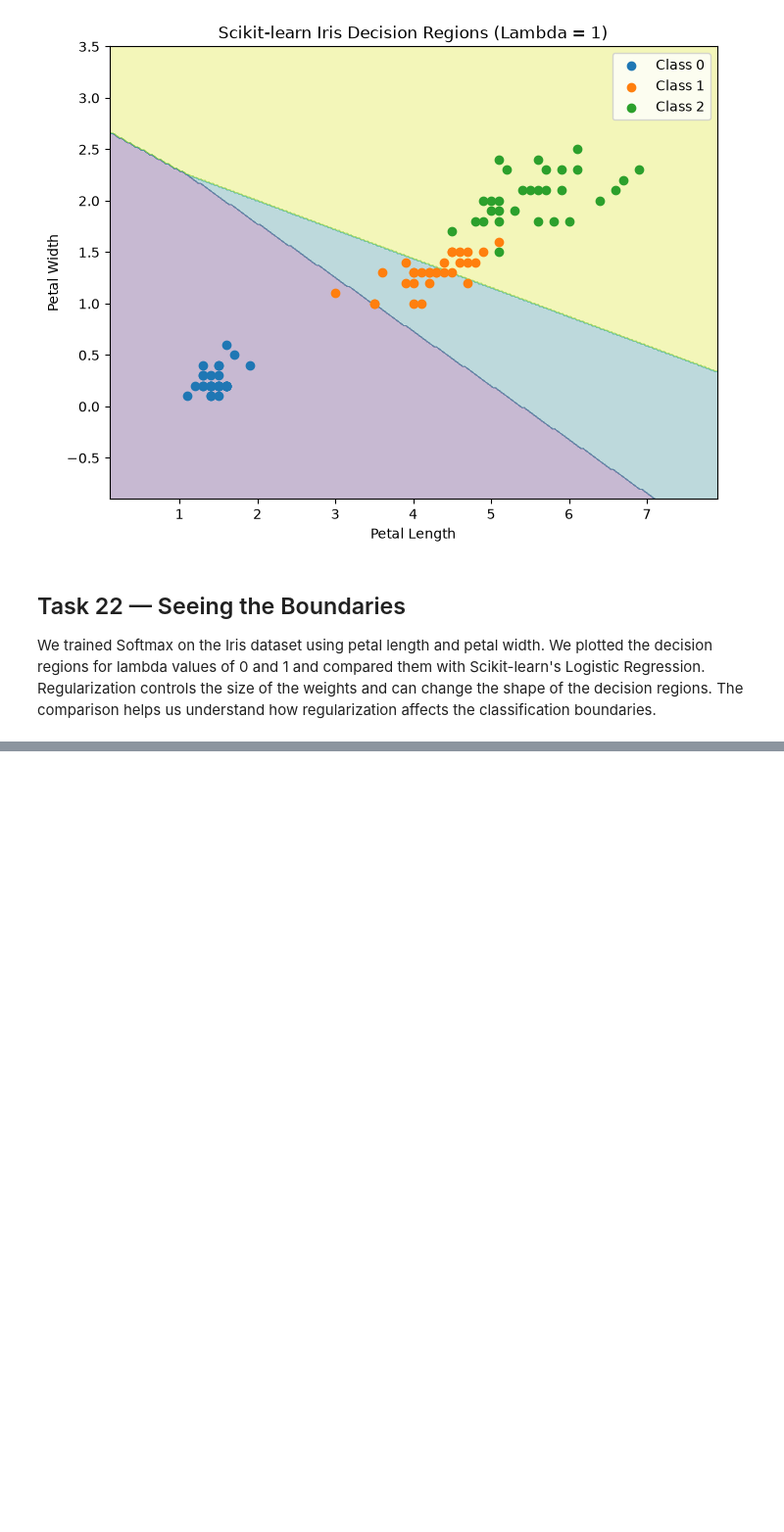
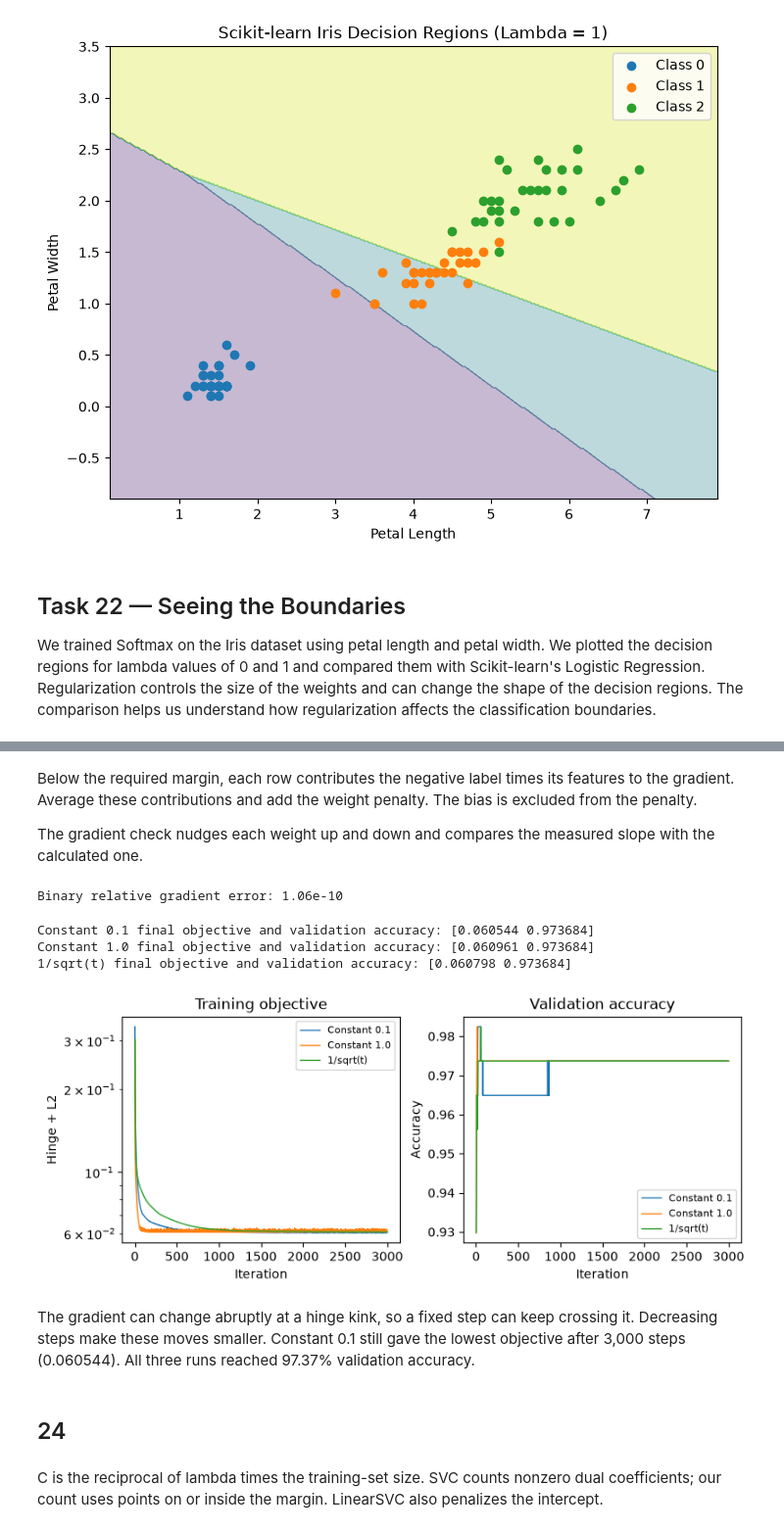
Before and after one commit to mahmoudshafea/Linear_models_-_SVM, a Jupyter notebook: 9401_assignment2.ipynb, the cells around one changed output, grey strips where cells are left out. Shown at 98% size. Saved outputs shown, nothing was run; the diff lists cells and outputs as text; code cells hidden in the pictures; blank space fills up the shorter version.

```diff
--- a/9401_assignment2.ipynb
+++ b/9401_assignment2.ipynb
@@ -2933,0 +2950,10 @@ We trained Softmax on the Iris dataset using petal length and petal width. We pl
+# %% [markdown]
+Below the required margin, each row contributes the negative label times its features to the gradient. Average these contributions and add the weight penalty. The bias is excluded from the penalty.
+
+The gradient check nudges each weight up and down and compares the measured slope with the calculated one.
+# %%
+c_train, c_val, c_test = X_train_log[:, 1:], X_val_log[:, 1:], X_test_log[:, 1:]
+
+ct, cv, ce = X_train_log, X_val_log, X_test_log
+
+yt, yv, ye = 2 * y_train - 1, 2 * y_val - 1, 2 * y_test - 1
@@ -2933,0 +3002,48 @@ We trained Softmax on the Iris dataset using petal length and petal width. We pl
+# %%
+lam = .01
+
+probe = np.random.default_rng(42).normal(0, .1, ct.shape[1])
+
+assert np.min(np.abs(1 - yt * (ct @ probe))) > 1e-6 * np.abs(ct).max()
+
+error = grad_check(lambda w: binary(ct, yt, w, lam)[0],
+                   lambda w: binary(ct, yt, w, lam)[1], probe, epsilon=1e-6)
+
+print(f"Binary relative gradient error: {error:.3g}")
+
+assert error < 1e-5
+# %% [output]
+Binary relative gradient error: 1.06e-10
+# %%
+schedules = {"Constant 0.1": lambda t: .1, "Constant 1.0": lambda t: 1.,
+             "1/sqrt(t)": diminishing}
+
+fig, axes = plt.subplots(1, 2, figsize=(8, 3.3), constrained_layout=True)
+
+titles = ["Training objective", "Validation accuracy"]
+
+for name, rate in schedules.items():
+    _, history = fit_binary(lam, 3000, rate, record=True)
+    print(name, "final objective and validation accuracy:", history[-1].round(6))
+
+    for ax, values in zip(axes, history.T):
+        ax.plot(np.arange(1, 3001), values, label=name, lw=1)
+
+for ax, title, ylabel in zip(axes, titles, ("Hinge + L2", "Accuracy")):
+    ax.set(title=title, xlabel="Iteration", ylabel=ylabel)
+    ax.legend(fontsize=8)
+
+axes[0].set_yscale("log")
+
+plt.show()
+# %% [output]
+Constant 0.1 final objective and validation accuracy: [0.060544 0.973684]
+Constant 1.0 final objective and validation accuracy: [0.060961 0.973684]
+1/sqrt(t) final objective and validation accuracy: [0.060798 0.973684]
+[figure, added]
+# %% [markdown]
+The gradient can change abruptly at a hinge kink, so a fixed step can keep crossing it. Decreasing steps make these moves smaller. Constant 0.1 still gave the lowest objective after 3,000 steps (0.060544). All three runs reached 97.37% validation accuracy.
+# %% [markdown]
+## 24
+# %% [markdown]
+C is the reciprocal of lambda times the training-set size. SVC counts nonzero dual coefficients; our count uses points on or inside the margin. LinearSVC also penalizes the intercept.
```
Also changed, not shown: parts of 59 cells of this notebook, 1 other file.
